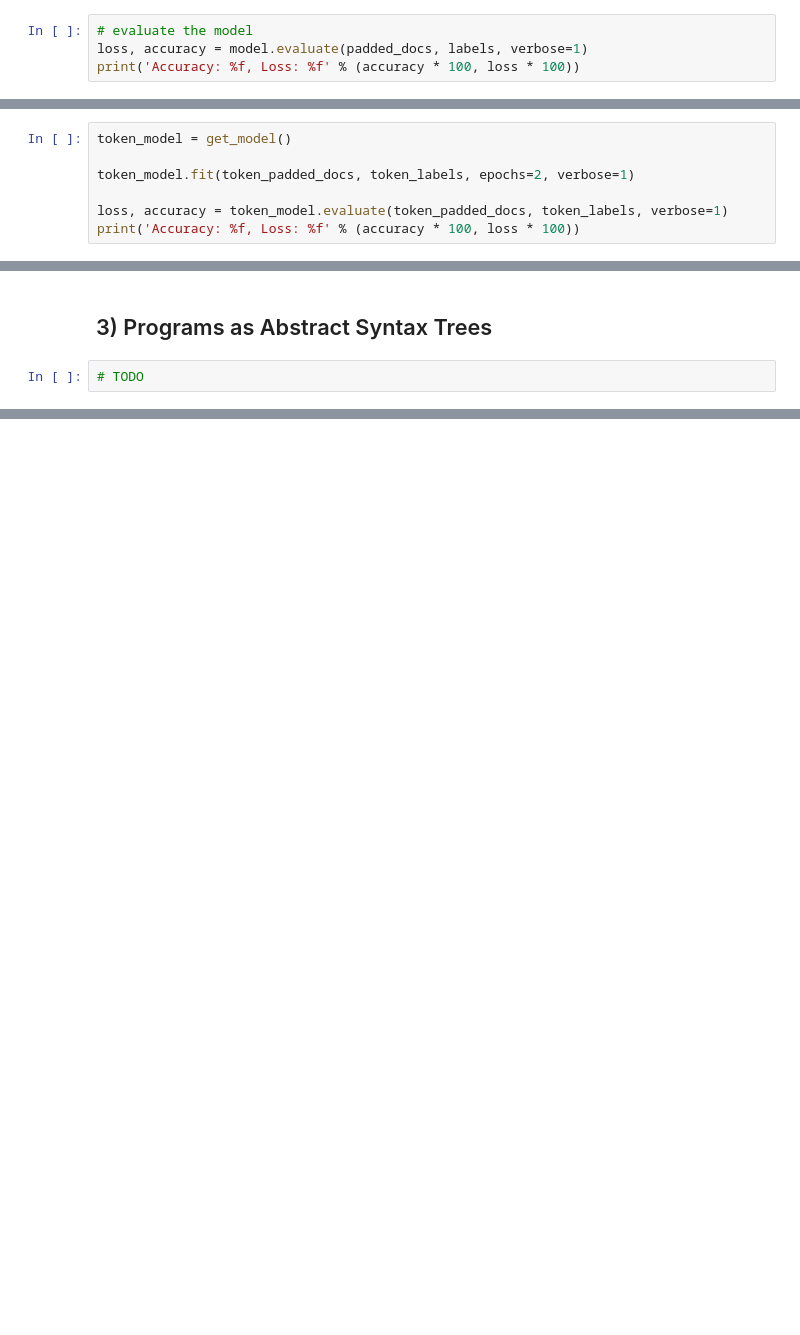
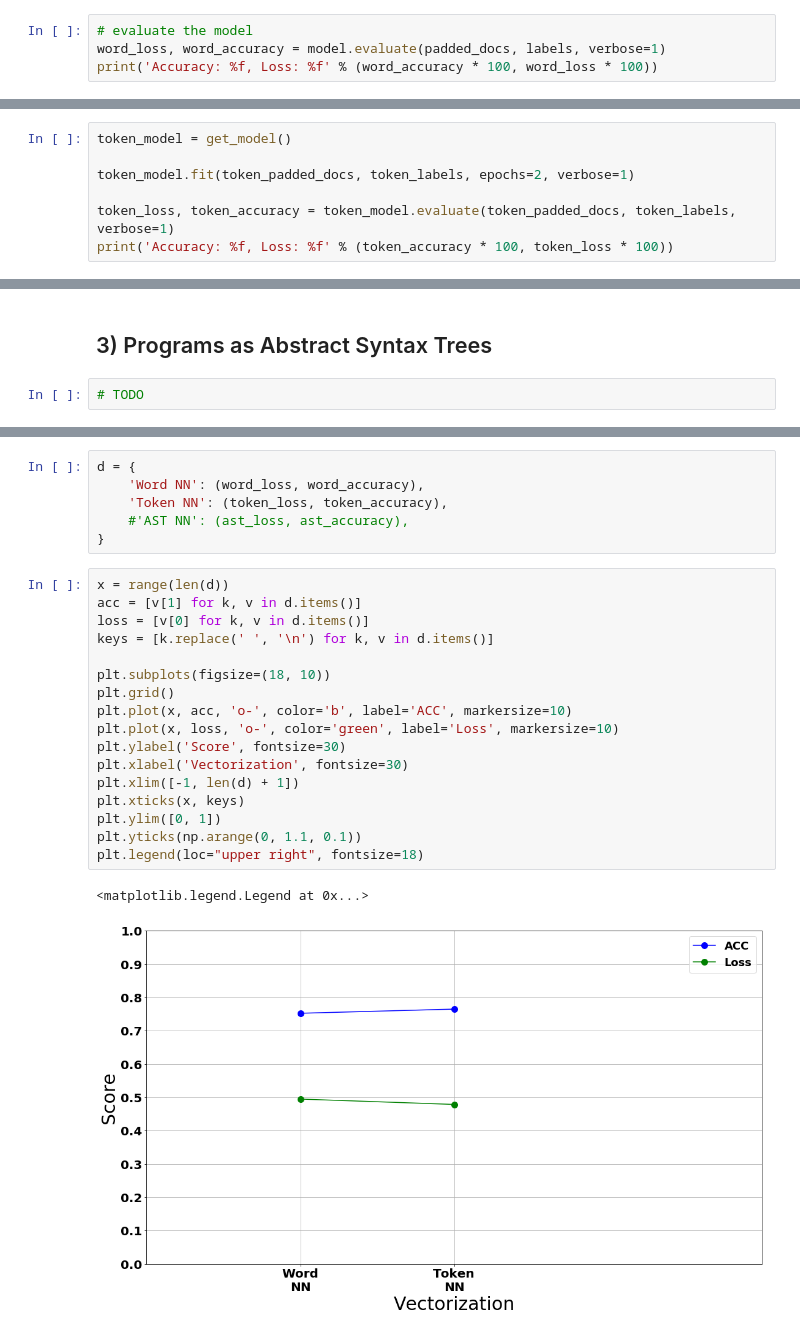
Before and after one commit to dazcona/user2code2vec, a Jupyter notebook: code2vec Embeddings.ipynb, the cells around one changed output, grey strips where cells are left out. Saved outputs shown, nothing was run; the diff lists cells and outputs as text; blank space fills up the shorter version.

```diff
--- a/code2vec Embeddings.ipynb
+++ b/code2vec Embeddings.ipynb
@@ -265,6 +285,6 @@ Epoch 2/2
 <keras.callbacks.History at 0x...>
 # %%
 # evaluate the model
-loss, accuracy = model.evaluate(padded_docs, labels, verbose=1)
-print('Accuracy: %f, Loss: %f' % (accuracy * 100, loss * 100))
+word_loss, word_accuracy = model.evaluate(padded_docs, labels, verbose=1)
+print('Accuracy: %f, Loss: %f' % (word_accuracy * 100, word_loss * 100))
 # %% [output]
@@ -407,8 +431,8 @@ token_model = get_model()
 
 token_model.fit(token_padded_docs, token_labels, epochs=2, verbose=1)
 
-loss, accuracy = token_model.evaluate(token_padded_docs, token_labels, verbose=1)
-print('Accuracy: %f, Loss: %f' % (accuracy * 100, loss * 100))
+token_loss, token_accuracy = token_model.evaluate(token_padded_docs, token_labels, verbose=1)
+print('Accuracy: %f, Loss: %f' % (token_accuracy * 100, token_loss * 100))
 # %% [output]
 _________________________________________________________________
 Layer (type)                 Output Shape              Param #
@@ -472,0 +500,26 @@ plot_embeddings(token_pca, id_to_token, token_top_words, figsize=(18, 18))
+# %%
+d = {
+    'Word NN': (word_loss, word_accuracy),
+    'Token NN': (token_loss, token_accuracy),
+    #'AST NN': (ast_loss, ast_accuracy),
+}
+# %%
+x = range(len(d))
+acc = [v[1] for k, v in d.items()]
+loss = [v[0] for k, v in d.items()]
+keys = [k.replace(' ', '\n') for k, v in d.items()]
+
+plt.subplots(figsize=(18, 10))
+plt.grid()
+plt.plot(x, acc, 'o-', color='b', label='ACC', markersize=10)
+plt.plot(x, loss, 'o-', color='green', label='Loss', markersize=10)
+plt.ylabel('Score', fontsize=30)
+plt.xlabel('Vectorization', fontsize=30)
+plt.xlim([-1, len(d) + 1])
+plt.xticks(x, keys)
+plt.ylim([0, 1])
+plt.yticks(np.arange(0, 1.1, 0.1))
+plt.legend(loc="upper right", fontsize=18)
+# %% [output]
+<matplotlib.legend.Legend at 0x...>
+[figure, added]
```
Also changed, not shown: parts of 27 cells of this notebook, 5 other files.
